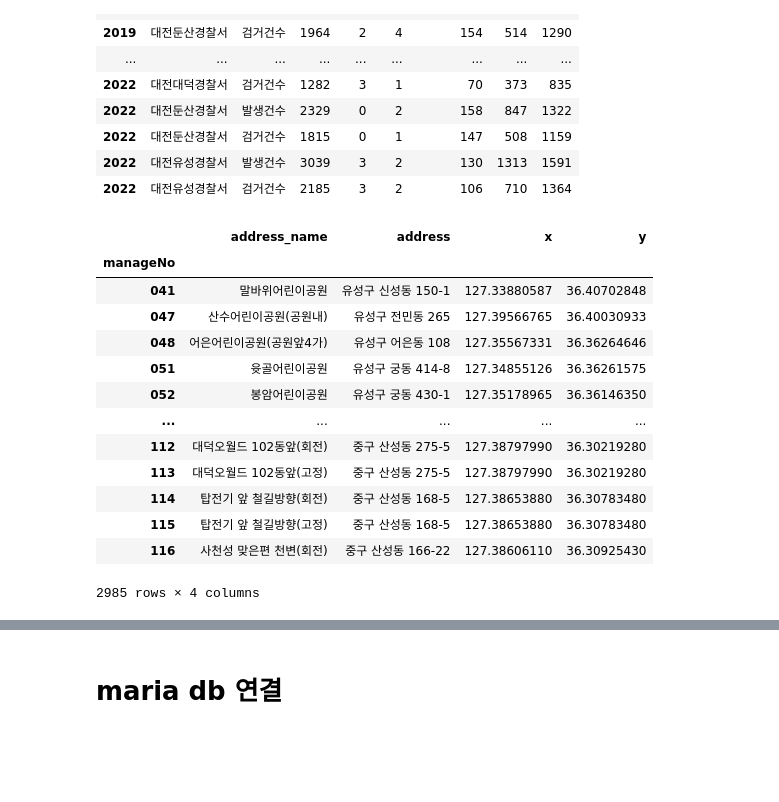
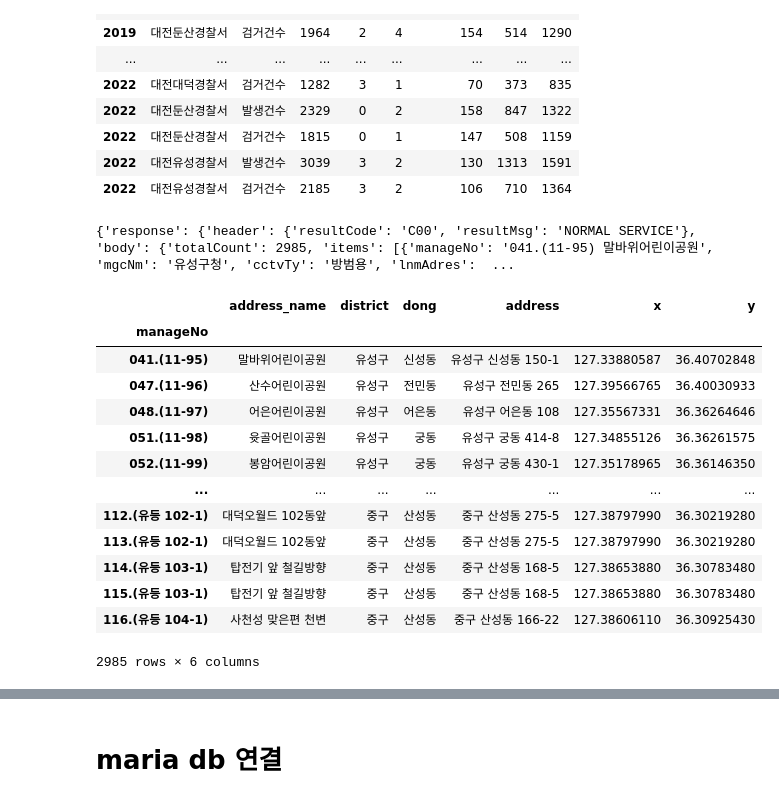
Before and after one commit to Bom-E/pythonDaejeon, a Jupyter notebook: dataframe_and_table.ipynb, the cells around one changed output, grey strips where cells are left out. Drawn from its saved outputs; the diff is of its cells as text; code cells hidden in the pictures; blank space fills up the shorter version.

Commit message:
columns name change

```diff
--- a/dataframe_and_table.ipynb
+++ b/dataframe_and_table.ipynb
@@ -111,6 +114,8 @@ df_five
 | 2022 | 대전유성경찰서 | 발생건수 | 3039 | 3 | 2 | 130 | 1313 | 1591 |
 | 2022 | 대전유성경찰서 | 검거건수 | 2185 | 3 | 2 | 106 | 710 | 1364 |
 # %%
+# cctv
+
 load_dotenv()
 
 url = 'http://apis.data.go.kr/6300000/openapi2022/safeCCTV/getsafeCCTV'
@@ -126,7 +131,7 @@ response = requests.get(url, params=params)
 
 result_data = response.json()
 
-# print(result_data)
+print(result_data)
 
 items = result_data['response']['body']['items']
 
@@ -134,53 +139,75 @@ items = result_data['response']['body']['items']
     # print(f"관리번호 : {item['manageNo']}, 주소 : {item['lnmAdres']}, x좌표 : {item['crdntX']}, y좌표 : {item['crdntY']}")
 
 # 글 길이가 제멋대로라서 간단한 replace로 불가능.(가능 할 것 같은데, 우악스러워질듯)
 # 데이터의 구성을 보니
 # 1. . 을 기준으로 no를 부여
 # 2. 처음 나오는 ()로 cctv 관할구와 숫자범위를 부여
 # 3. 지도상 주소명
 
 # 따라서 )를 기준으로 나누기.
 
 # 데이터의 구조 : 'manageNo': '091.(서대전 88-2)동성이용원(서대전초교 뒷길)(회전)'
 # 구현 이유 : 사용자가 이해할 만한 cctv의 자연어 명칭 뽑아내기
+# lmnAddress에 구 동 건물번호 이렇게 되어 있어서 추후 검색 편의성을 위해 구, 동으로 데이터 쪼갬.
 
-def adres_name(manage_no):
-    # ')' 기준 분할 (cctv 명칭 데이터)
-    adres_name = manage_no.split(')', 1)
-    return adres_name[1] if len(adres_name) > 1 else manage_no.split('.', 1)[1]
+def extract_address_parts(address):
+    parts = address.split()
+    if len(parts) >= 2:
+        return parts[0], parts[1]
+    elif len(parts) == 1:
+        return parts[0], ''
+    else:
+        return '', ''
+
+def match_data(manage_no):
+    pattern = r'(^\d+\.\(.*?\))(.+?)(?:\(.*?\))?$'
+    match = re.match(pattern, manage_no)
+    if match:
+        # 첫번째 괄호까지
+        manageNo = match.group(1)
+        address_name = match.group(2).strip()
+        return manageNo, address_name
+    return manage_no, ''
 
 def transform_item(item):
+    manageNo, address_name = match_data(item['manageNo'])
+    district, dong = extract_address_parts(item['lnmAdres'])
     return{
-        'manageNo' : item['manageNo'][0:3]
-        , 'address_name' : adres_name(item['manageNo'])
+        'manageNo' : manageNo
+        , 'address_name' : address_name
+        , 'district' : district
+        , 'dong' : dong
         , 'address' : item['lnmAdres']
         , 'x' : item['crdntX']
         , 'y' : item['crdntY']
     }
 
 cctv_list = list(map(transform_item, items))
 
 # 리스트를 데이터프레임으로 바꾸기
 df_cctv = pd.DataFrame(cctv_list)
 
 df_cctv.set_index("manageNo", inplace=True)
 
+# df_cctv = df_cctv.sort_index(key=lambda x : x.astype(int))
+
 df_cctv
 # %% [output]
+{'response': {'header': {'resultCode': 'C00', 'resultMsg': 'NORMAL SERVICE'}, 'body': {'totalCount': 2985, 'items': [{'manageNo': '041.(11-95) 말바위어린이공원', 'mgcNm': '유성구청', 'cctvTy': '방범용', 'lnmAdres':  ...
-|  | address_name | address | x | y |
-| manageNo |  |  |  |  |
-| 041 | 말바위어린이공원 | 유성구 신성동 150-1 | 127.33880587 | 36.40702848 |
-| 047 | 산수어린이공원(공원내) | 유성구 전민동 265 | 127.39566765 | 36.40030933 |
-| 048 | 어은어린이공원(공원앞4가) | 유성구 어은동 108 | 127.35567331 | 36.36264646 |
-| 051 | 윳골어린이공원 | 유성구 궁동 414-8 | 127.34855126 | 36.36261575 |
-| 052 | 봉암어린이공원 | 유성구 궁동 430-1 | 127.35178965 | 36.36146350 |
-| ... | ... | ... | ... | ... |
-| 112 | 대덕오월드 102동앞(회전) | 중구 산성동 275-5 | 127.38797990 | 36.30219280 |
-| 113 | 대덕오월드 102동앞(고정) | 중구 산성동 275-5 | 127.38797990 | 36.30219280 |
-| 114 | 탑전기 앞 철길방향(회전) | 중구 산성동 168-5 | 127.38653880 | 36.30783480 |
-| 115 | 탑전기 앞 철길방향(고정) | 중구 산성동 168-5 | 127.38653880 | 36.30783480 |
-| 116 | 사천성 맞은편 천변(회전) | 중구 산성동 166-22 | 127.38606110 | 36.30925430 |
+|  | address_name | district | dong | address | x | y |
+| manageNo |  |  |  |  |  |  |
+| 041.(11-95) | 말바위어린이공원 | 유성구 | 신성동 | 유성구 신성동 150-1 | 127.33880587 | 36.40702848 |
+| 047.(11-96) | 산수어린이공원 | 유성구 | 전민동 | 유성구 전민동 265 | 127.39566765 | 36.40030933 |
+| 048.(11-97) | 어은어린이공원 | 유성구 | 어은동 | 유성구 어은동 108 | 127.35567331 | 36.36264646 |
+| 051.(11-98) | 윳골어린이공원 | 유성구 | 궁동 | 유성구 궁동 414-8 | 127.34855126 | 36.36261575 |
+| 052.(11-99) | 봉암어린이공원 | 유성구 | 궁동 | 유성구 궁동 430-1 | 127.35178965 | 36.36146350 |
+| ... | ... | ... | ... | ... | ... | ... |
+| 112.(유등 102-1) | 대덕오월드 102동앞 | 중구 | 산성동 | 중구 산성동 275-5 | 127.38797990 | 36.30219280 |
+| 113.(유등 102-1) | 대덕오월드 102동앞 | 중구 | 산성동 | 중구 산성동 275-5 | 127.38797990 | 36.30219280 |
+| 114.(유등 103-1) | 탑전기 앞 철길방향 | 중구 | 산성동 | 중구 산성동 168-5 | 127.38653880 | 36.30783480 |
+| 115.(유등 103-1) | 탑전기 앞 철길방향 | 중구 | 산성동 | 중구 산성동 168-5 | 127.38653880 | 36.30783480 |
+| 116.(유등 104-1) | 사천성 맞은편 천변 | 중구 | 산성동 | 중구 산성동 166-22 | 127.38606110 | 36.30925430 |
-2985 rows × 4 columns
+2985 rows × 6 columns
 # %%
 df_dict1 = pd.read_csv('data/대전광역시_유성구_여성안심지킴이집_20240214.csv', encoding="CP949")
 df_dict2 = pd.read_csv('data/대전광역시_중구_여성안심지킴이집_20231130.csv', encoding="CP949")
```
Also changed, not shown: parts of 8 cells of this notebook.
